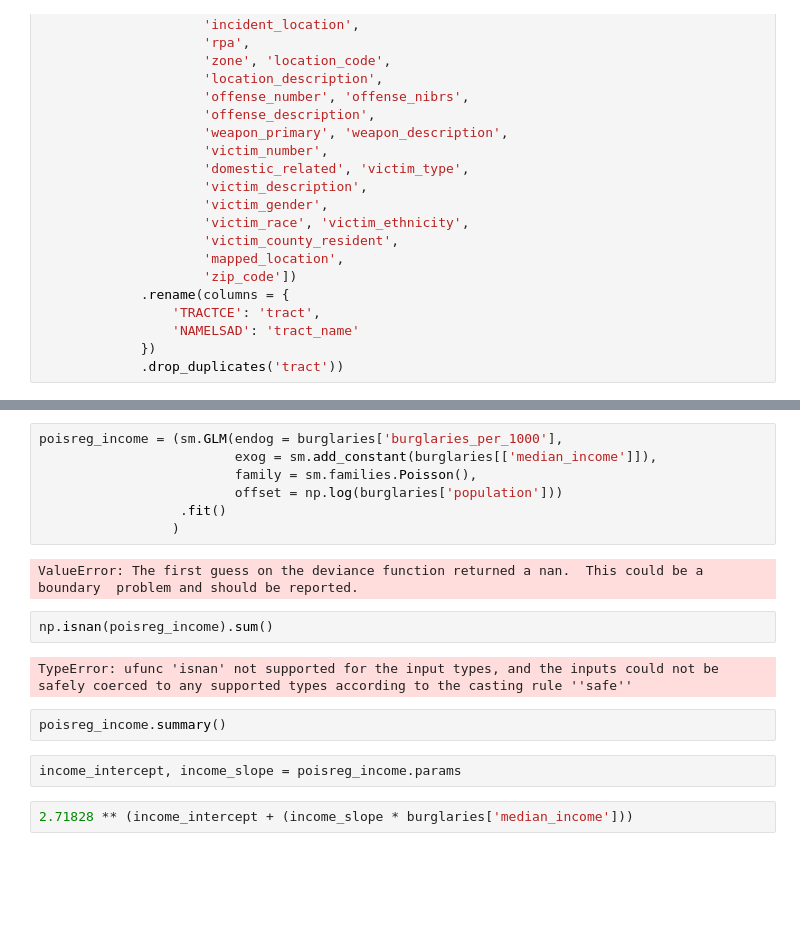
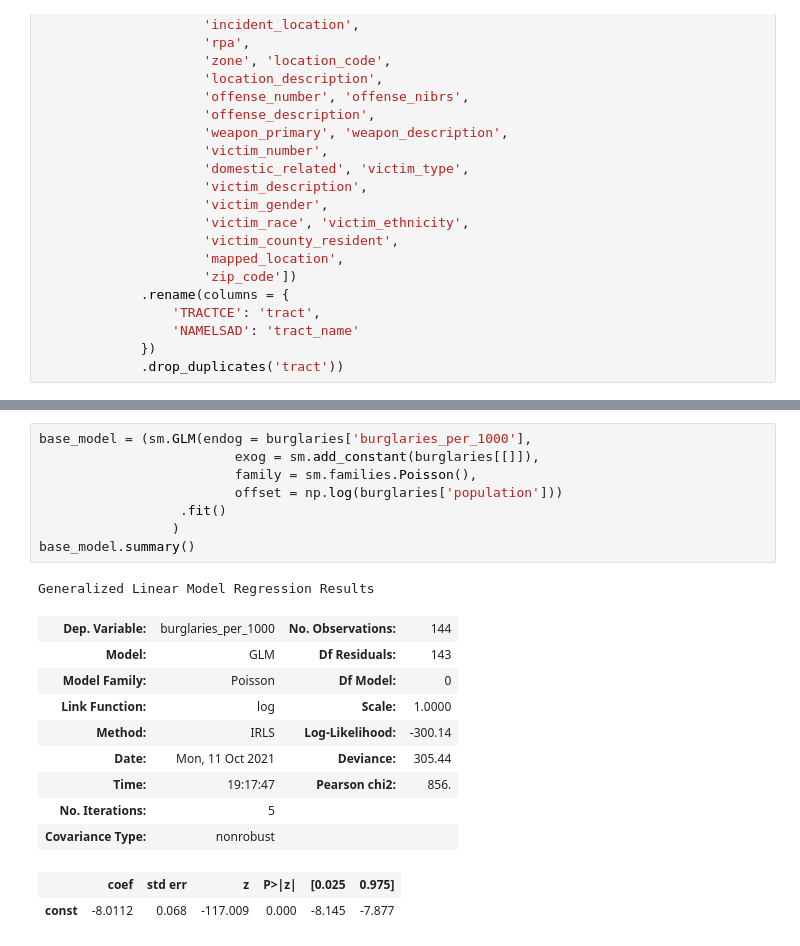
Before and after one commit to nss-data-science-cohort-5/geospatial_api-orange-oscelots, a Jupyter notebook: notebooks/chris_mulvey_GLM.ipynb, the cells around one changed output, grey strips where cells are left out. Cells and saved outputs as stored; diff of their text form; blank space fills up the shorter version.

Commit message:
finally got models to run

```diff
--- a/notebooks/chris_mulvey_GLM.ipynb
+++ b/notebooks/chris_mulvey_GLM.ipynb
@@ -89,20 +89,22 @@ sns.histplot(burglaries,
 # %%
-poisreg_income = (sm.GLM(endog = burglaries['burglaries_per_1000'],
-                         exog = sm.add_constant(burglaries[['median_income']]),
+base_model = (sm.GLM(endog = burglaries['burglaries_per_1000'],
+                         exog = sm.add_constant(burglaries[[]]),
                          family = sm.families.Poisson(),
                          offset = np.log(burglaries['population']))
                   .fit()
                  )
+base_model.summary()
 # %% [output]
-ValueError: The first guess on the deviance function returned a nan.  This could be a boundary  problem and should be reported.
+Generalized Linear Model Regression Results
+| Dep. Variable: | burglaries_per_1000 | No. Observations: | 144 |
+| Model: | GLM | Df Residuals: | 143 |
+| Model Family: | Poisson | Df Model: | 0 |
+| Link Function: | log | Scale: | 1.0000 |
+| Method: | IRLS | Log-Likelihood: | -300.14 |
+| Date: | Mon, 11 Oct 2021 | Deviance: | 305.44 |
+| Time: | 19:17:47 | Pearson chi2: | 856. |
+| No. Iterations: | 5 |  |  |
+| Covariance Type: | nonrobust |  |  |
+|  | coef | std err | z | P>|z| | [0.025 | 0.975] |
+| const | -8.0112 | 0.068 | -117.009 | 0.000 | -8.145 | -7.877 |
-# %%
-np.isnan(poisreg_income).sum()
-# %% [output]
-TypeError: ufunc 'isnan' not supported for the input types, and the inputs could not be safely coerced to any supported types according to the casting rule ''safe''
-# %%
-poisreg_income.summary()
-# %%
-income_intercept, income_slope = poisreg_income.params
-# %%
-2.71828 ** (income_intercept + (income_slope * burglaries['median_income']))
 # %%
```
Also changed, not shown: parts of 11 cells of this notebook, 2 other files.
